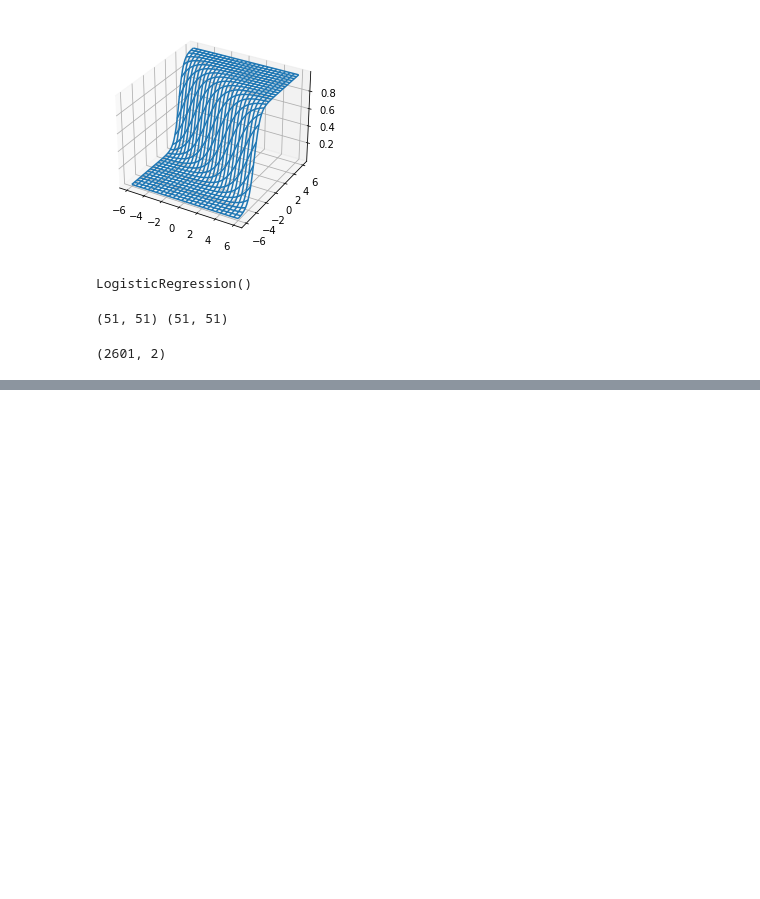
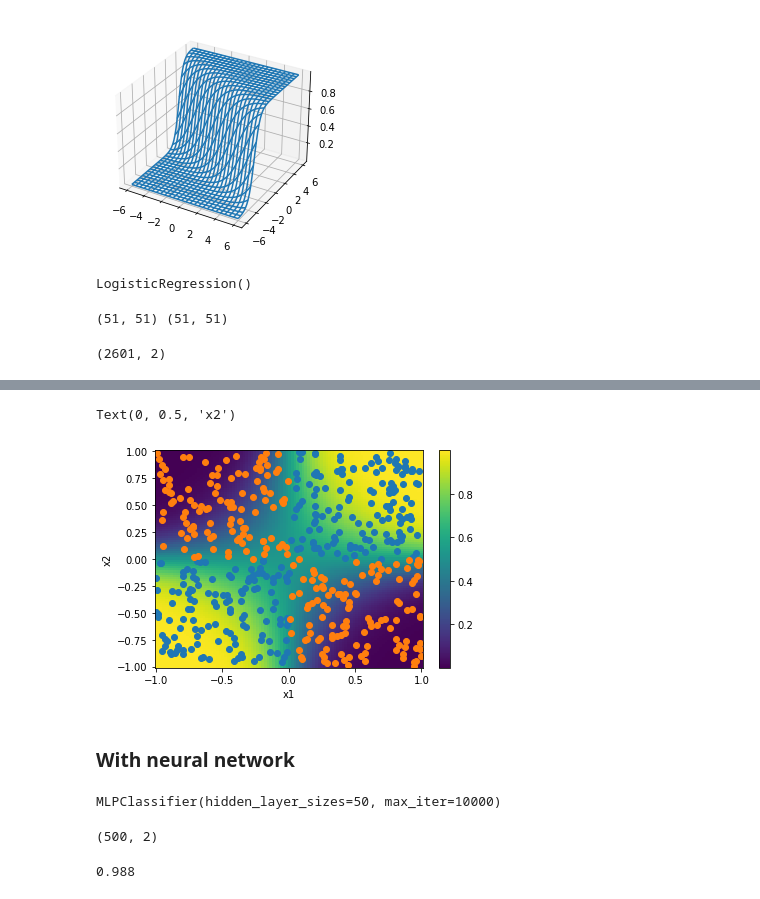
Before and after one commit to Meridolian/thedatafrog_tutorials, a Jupyter notebook: supervised_learning/logistic_regression_vs_neural_network_non_linearities.ipynb, the cells around one changed output, grey strips where cells are left out. Drawn from its saved outputs; the diff is of its cells as text; code cells hidden in the pictures; blank space fills up the shorter version.

```diff
--- a/supervised_learning/logistic_regression_vs_neural_network_non_linearities.ipynb
+++ b/supervised_learning/logistic_regression_vs_neural_network_non_linearities.ipynb
@@ -158,0 +231,12 @@ Text(0, 0.5, 'x2')
+# %%
+plt.pcolor(gridx1, gridx2, probs[:, 1].reshape(npoints, npoints))
+plt.colorbar()
+plt.scatter(srx0[:, 0], srx0[:, 1])
+plt.scatter(srx1[:, 0], srx1[:, 1])
+plt.xlabel('x1')
+plt.ylabel('x2')
+# %% [output]
+Text(0, 0.5, 'x2')
+[figure, added]
+# %% [markdown]
+### With neural network
@@ -158,0 +246,27 @@ Text(0, 0.5, 'x2')
+# %%
+from sklearn.neural_network import MLPClassifier
+mlp = MLPClassifier(hidden_layer_sizes=(50), activation="relu", max_iter=10000)
+mlp.fit(srx, sry)
+# %% [output]
+MLPClassifier(hidden_layer_sizes=50, max_iter=10000)
+# %%
+x1 = np.random.uniform(-1, 1, nexamples)
+x2 = np.random.uniform(-1, 1, nexamples)
+x = np.column_stack((x1, x2))
+xt0 = x[x1 * x2 > 0]
+xt1 = x[x1 * x2 < 0]
+yt0 = np.ones(len(xt0))
+yt1 = np.zeros(len(xt1))
+xt = np.c_[np.concatenate((xt0, xt1))]
+yt = np.concatenate((yt0, yt1))
+print(xt.shape)
+# %% [output]
+(500, 2)
+# %%
+from sklearn.metrics import accuracy_score
+# predict the category for all test examples
+predictions = mlp.predict(xt)
+# compare the predictions to the true categories and compute the accuracy
+accuracy_score(yt, predictions)
+# %% [output]
+0.988
```
Also changed, not shown: parts of 15 cells of this notebook.
